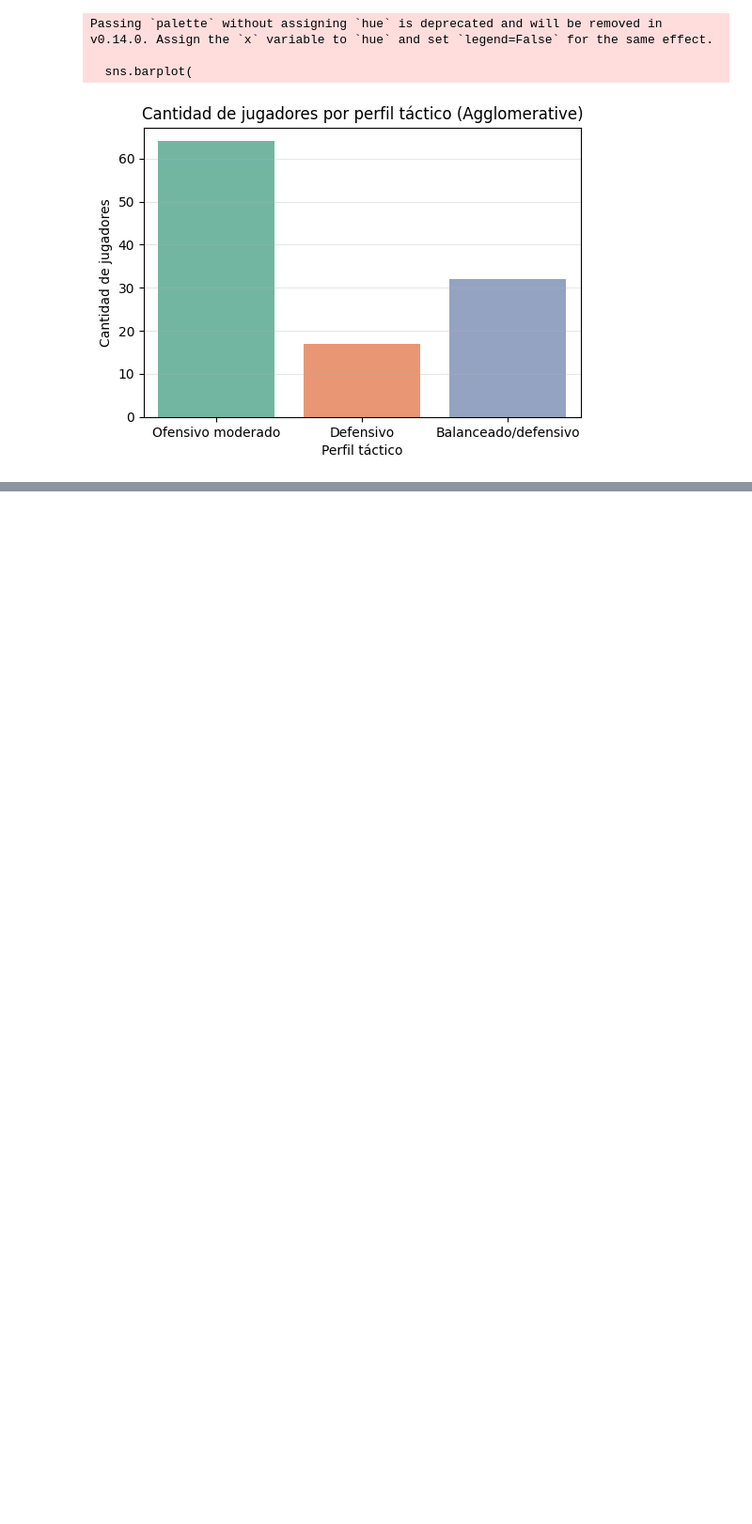
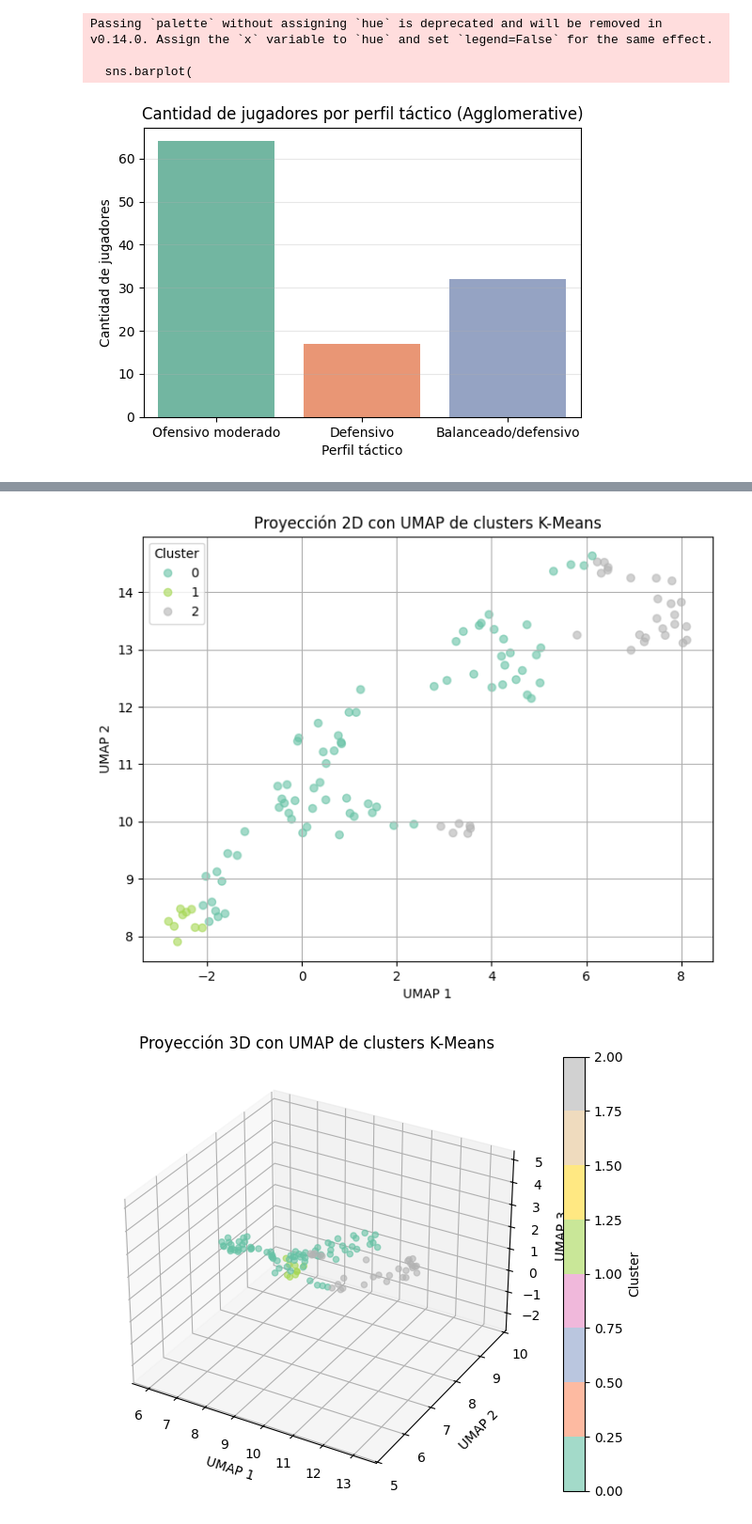
Before and after one commit to valenlopezzz04/Proyecto-padel-analitica, a Jupyter notebook: kmeans2.ipynb, the cells around one changed output, grey strips where cells are left out. Shown at 94% size. Cells and saved outputs as stored; diff of their text form; code cells hidden in the pictures; blank space fills up the shorter version.

```diff
--- a/kmeans2.ipynb
+++ b/kmeans2.ipynb
@@ -624,0 +680,32 @@ Passing `palette` without assigning `hue` is deprecated and will be removed in v
+# %%
+import umap
+
+# UMAP 2D
+reducer_2d = umap.UMAP(n_components=2, random_state=42)
+X_umap_2d = reducer_2d.fit_transform(X_scaled)
+
+plt.figure(figsize=(8,6))
+scatter = plt.scatter(X_umap_2d[:,0], X_umap_2d[:,1], c=clusters, cmap='Set2', alpha=0.6)
+plt.xlabel("UMAP 1")
+plt.ylabel("UMAP 2")
+plt.title("Proyección 2D con UMAP de clusters K-Means")
+plt.legend(*scatter.legend_elements(), title="Cluster")
+plt.grid(True)
+plt.show()
+
+# UMAP 3D
+reducer_3d = umap.UMAP(n_components=3, random_state=42)
+X_umap_3d = reducer_3d.fit_transform(X_scaled)
+
+fig = plt.figure(figsize=(8,6))
+ax = fig.add_subplot(111, projection='3d')
+p = ax.scatter(X_umap_3d[:,0], X_umap_3d[:,1], X_umap_3d[:,2], c=clusters, cmap='Set2', alpha=0.6)
+ax.set_xlabel("UMAP 1")
+ax.set_ylabel("UMAP 2")
+ax.set_zlabel("UMAP 3")
+ax.set_title("Proyección 3D con UMAP de clusters K-Means")
+fig.colorbar(p, ax=ax, label='Cluster')
+plt.show()
+# %% [output]
+[figure, added]
+[figure, added]
```
Also changed, not shown: parts of 3 cells of this notebook.
